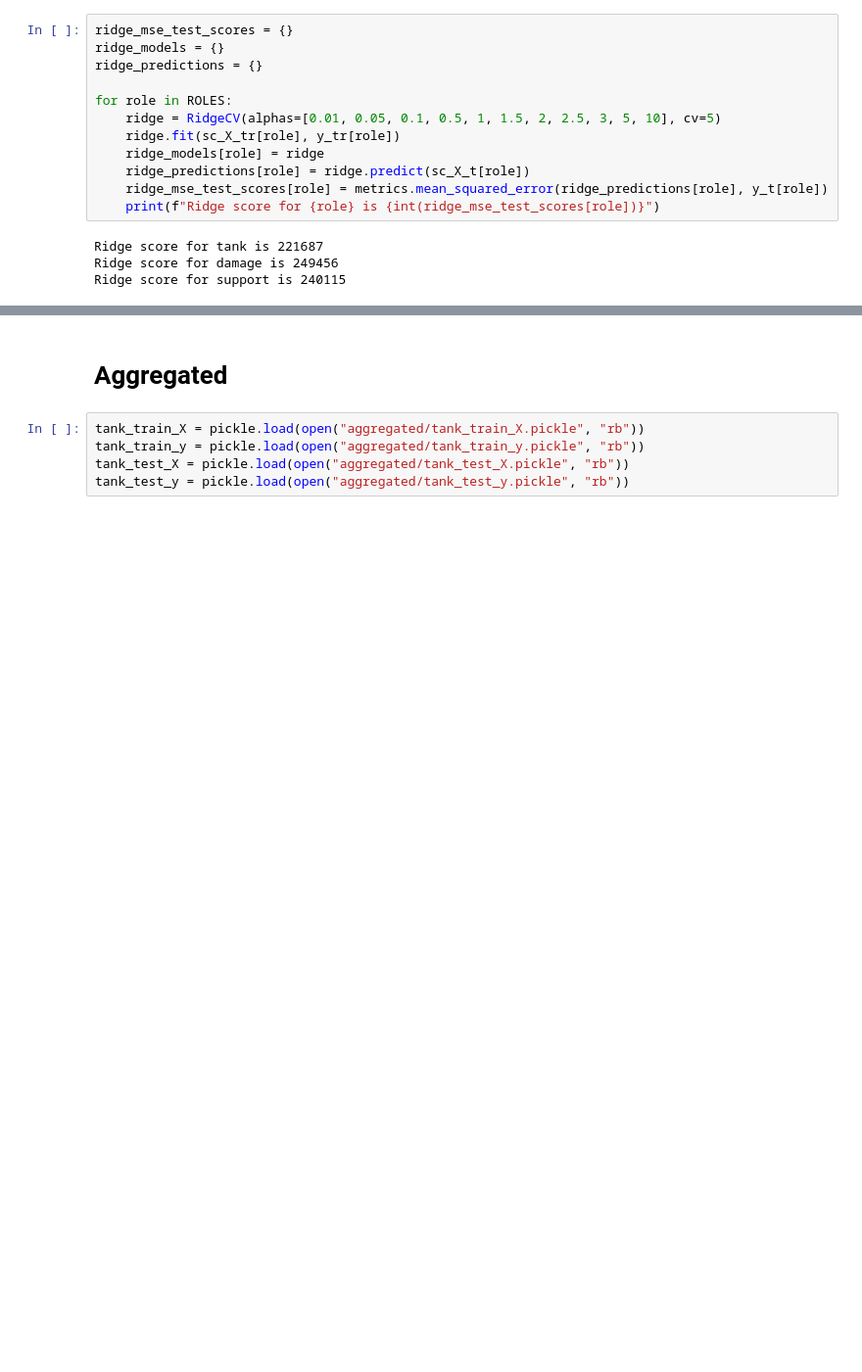
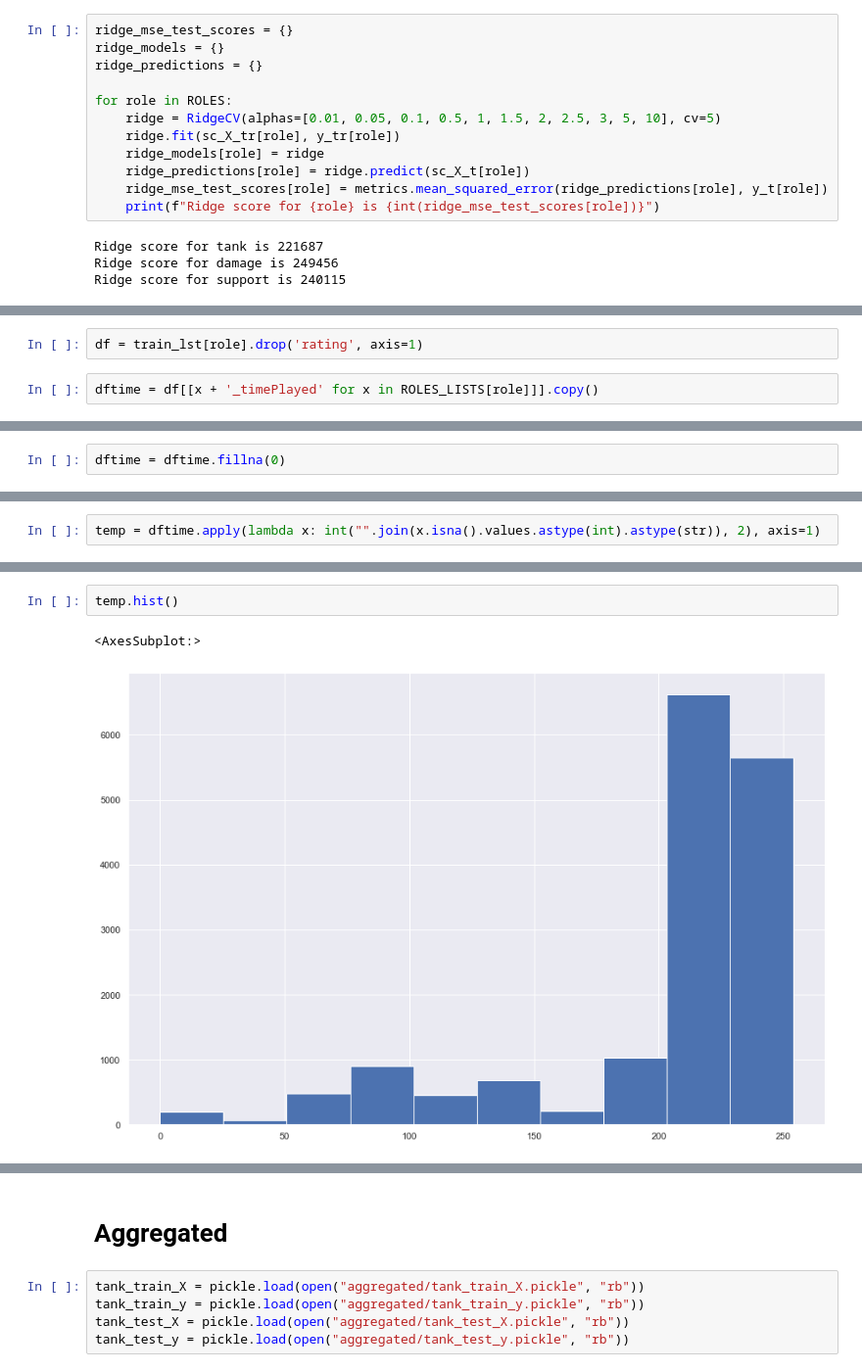
Before and after one commit to hachiyuki8/ow-stats-analysis, a Jupyter notebook: imputation.ipynb, the cells around one changed output, grey strips where cells are left out. Shown at 98% size. Drawn from its saved outputs; the diff is of its cells as text; blank space fills up the shorter version.

```diff
--- a/imputation.ipynb
+++ b/imputation.ipynb
@@ -297,0 +335,4 @@ Ridge score for support is 240115
+# %%
+df = train_lst[role].drop('rating', axis=1)
+# %%
+dftime = df[[x + '_timePlayed' for x in ROLES_LISTS[role]]].copy()
@@ -297,0 +347,2 @@ Ridge score for support is 240115
+# %%
+dftime = dftime.fillna(0)
@@ -297,0 +703,2 @@ Ridge score for support is 240115
+# %%
+temp = dftime.apply(lambda x: int("".join(x.isna().values.astype(int).astype(str)), 2), axis=1)
@@ -297,0 +720,5 @@ Ridge score for support is 240115
+# %%
+temp.hist()
+# %% [output]
+<AxesSubplot:>
+[figure, added]
```
Also changed, not shown: parts of 76 cells of this notebook.
